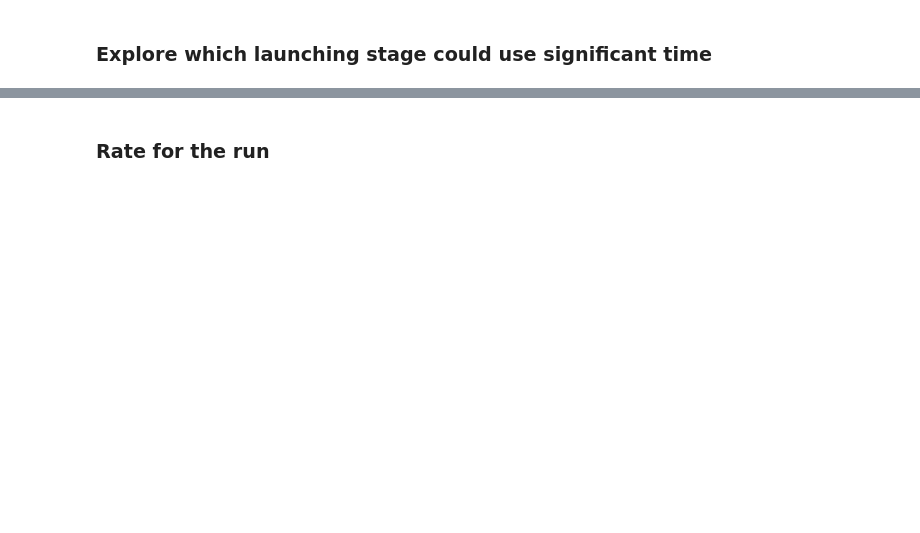
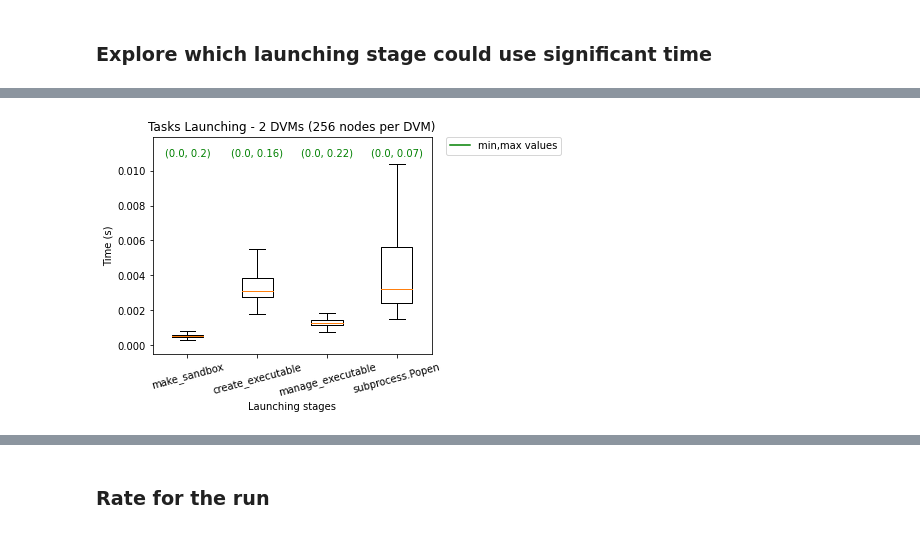
Before and after one commit to radical-experiments/summit_prrte_multi_dvm, a Jupyter notebook: analysis/arch/rp-prrte-multidvm-plots-real-runs.ipynb, the cells around one changed output, grey strips where cells are left out. Cells and saved outputs as stored; diff of their text form; code cells hidden in the pictures; blank space fills up the shorter version.

```diff
--- a/analysis/drafts/rp-prrte-multidvm-plots-real-runs.ipynb
+++ b/analysis/arch/rp-prrte-multidvm-plots-real-runs.ipynb
@@ -172,6 +192,9 @@ plot_launching_durations('%s/rp.session.login3.matitov.019026.0002' % BASE_DIR,
 # %%
 %%capture --no-display
 plot_launching_durations('%s/rp.session.login3.matitov.019024.0001' % BASE_DIR,
-                         'Tasks Launching - 2 DVMs (256 nodes per DVM)')
+                         'Tasks Launching - 2 DVMs (256 nodes per DVM)',
+                         launching_durations_extended)
+# %% [output]
+[figure, added]
 # %%
 %%capture --no-display
```
Also changed, not shown: parts of 17 cells of this notebook, 7 other files.
